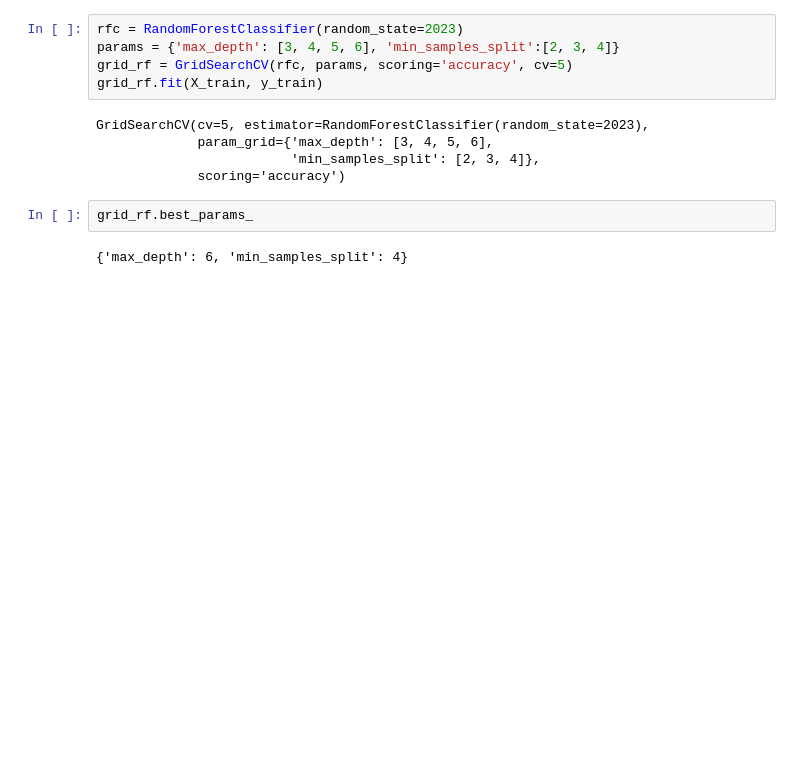
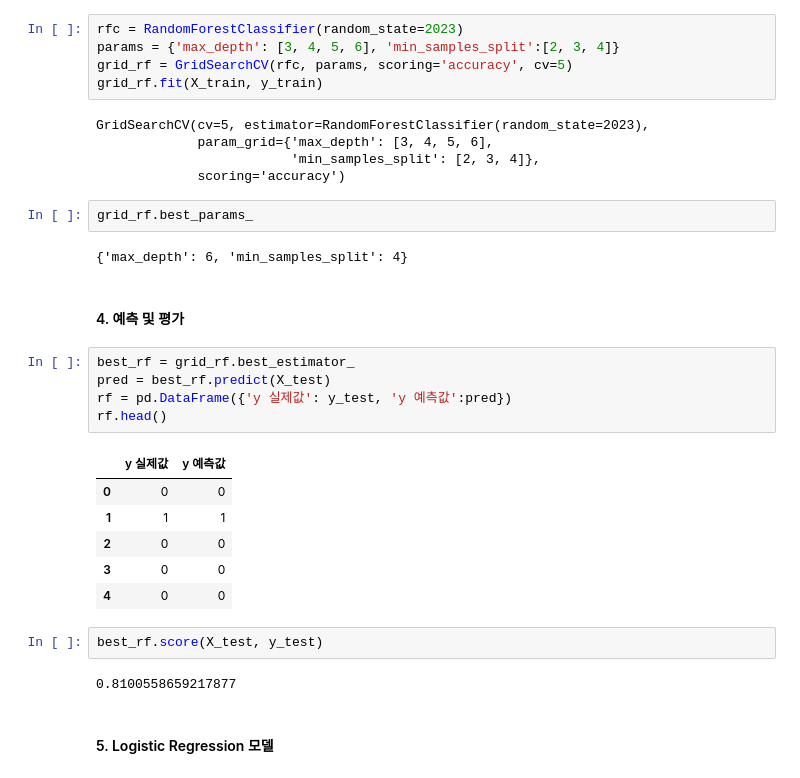
Before and after one commit to njy622/MachineLearningLecture-2023.10, a Jupyter notebook: 02.전처리와 평가/02.Trtanic분류.ipynb, the cells around one changed output. Cells and saved outputs as stored; diff of their text form; blank space fills up the shorter version.

```diff
--- a/02.전처리와 평가/02.Trtanic분류.ipynb
+++ b/02.전처리와 평가/02.Trtanic분류.ipynb
@@ -185,3 +185,23 @@ GridSearchCV(cv=5, estimator=RandomForestClassifier(random_state=2023),
 grid_rf.best_params_
 # %% [output]
 {'max_depth': 6, 'min_samples_split': 4}
+# %% [markdown]
+#### 4. 예측 및 평가
+# %%
+best_rf = grid_rf.best_estimator_
+pred = best_rf.predict(X_test)
+rf = pd.DataFrame({'y 실제값': y_test, 'y 예측값':pred})
+rf.head()
+# %% [output]
+|  | y 실제값 | y 예측값 |
+| 0 | 0 | 0 |
+| 1 | 1 | 1 |
+| 2 | 0 | 0 |
+| 3 | 0 | 0 |
+| 4 | 0 | 0 |
+# %%
+best_rf.score(X_test, y_test)
+# %% [output]
+0.8100558659217877
+# %% [markdown]
+#### 5. Logistic Regression 모델
```
Also changed, not shown: parts of 8 cells of this notebook.
